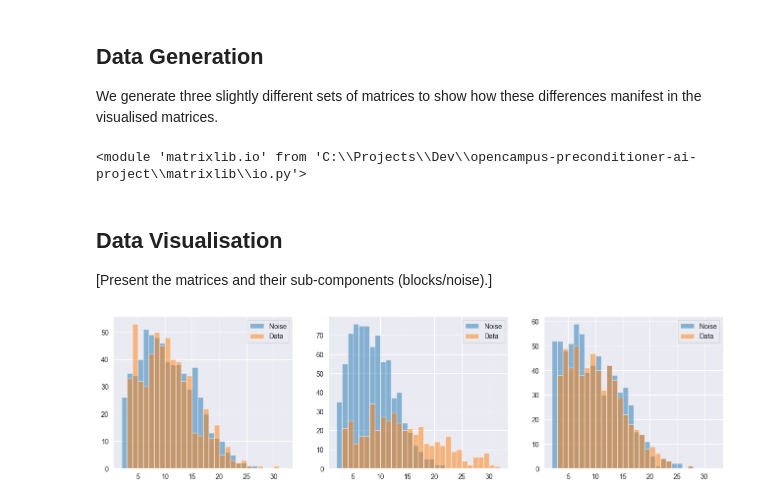
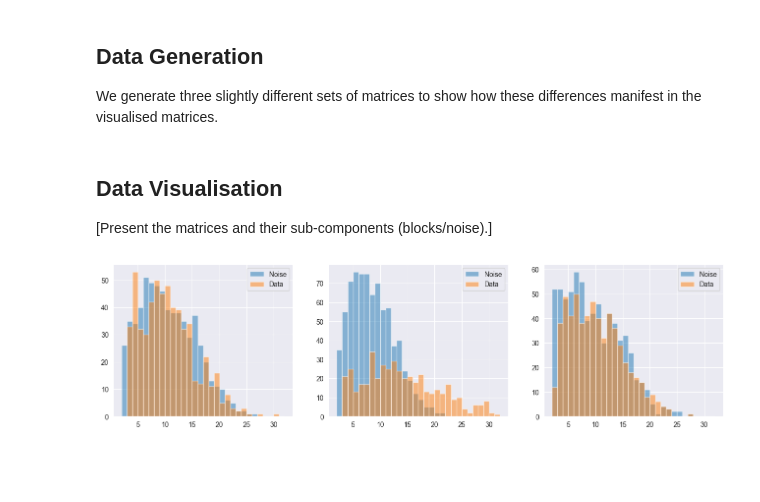
Before and after one commit to 24io/opencampus-ai-project, a Jupyter notebook: 1_DatasetCharacteristics/exploratory_data_analysis.ipynb, the cells around one changed output. Drawn from its saved outputs; the diff is of its cells as text; code cells hidden in the pictures; blank space fills up the shorter version.

```diff
--- a/1_DatasetCharacteristics/exploratory_data_analysis.ipynb
+++ b/1_DatasetCharacteristics/exploratory_data_analysis.ipynb
@@ -63,15 +62,6 @@ set3_blk_noise_vp = mxl.core.ValueProperties(density_range=(0.4, 0.6), value_ran
 set3_blk_noise_bp = mxl.core.BlockProperties(size_range=(3, 32), size_average=10, size_std_dev=0.66, gap_chance=0.5)
 set3_blk_tdata_vp = mxl.core.ValueProperties(density_range=(0.5, 0.7), value_range=(0.0, 1.0))
 set3_blk_tdata_bp = mxl.core.BlockProperties(size_range=(2, 32), size_average=10, size_std_dev=0.66, gap_chance=0.0)
-# %%
-# TODO: remove this when notebook is working
-# reload the library when changes were made to it
-importlib.reload(mxl)
-importlib.reload(mxl.core)
-importlib.reload(mxl.util)
-importlib.reload(mxl.io)
-# %% [output]
-<module 'matrixlib.io' from 'C:\\Projects\\Dev\\opencampus-preconditioner-ai-project\\matrixlib\\io.py'>
 # %%
 # Fix the seed value for reproducibility
 np.random.seed(RNG_SEED)
@@ -107,56 +97,30 @@ matrix_data_set3 = mxl.core.MatrixData(
 # %%
 # Plot the histogram of the block sizes for the three sets
 fig_blk_size_hist = plt.figure(1, figsize=(16, 4))
 
+def get_bins(noise_bp: mxl.core.BlockProperties, tdata_bp: mxl.core.BlockProperties) -> list[int]:
+    return list(range(min(noise_bp.len_min, tdata_bp.len_min), max(noise_bp.len_max, tdata_bp.len_max) + 1))
+
 # data for set1
 fig_blk_size_hist.add_subplot(131)
-plt.hist(
-    matrix_data_set1.get_list_of_block_sizes("tdata"),
-    bins=list(range(set1_blk_tdata_bp.len_min, set1_blk_tdata_bp.len_max + 1)),
-    alpha=0.5,
-    label='Noise'
-)
-plt.hist(
-    matrix_data_set1.get_list_of_block_sizes("noise"),
-    bins=list(range(set1_blk_noise_bp.len_min, set1_blk_noise_bp.len_max + 1)),
-    alpha=0.5,
-    label='Data'
-)
+bins_set1 = get_bins(noise_bp=set1_blk_noise_bp, tdata_bp=set1_blk_tdata_bp)
+plt.hist(matrix_data_set1.get_list_of_block_sizes("tdata"), bins=bins_set1, alpha=0.5, label='Noise')
+plt.hist(matrix_data_set1.get_list_of_block_sizes("noise"), bins=bins_set1, alpha=0.5, label='Data' )
 plt.legend(loc='upper right')
-
 # data for set2
 fig_blk_size_hist.add_subplot(132)
-plt.hist(
-    matrix_data_set2.get_list_of_block_sizes("tdata"),
-    bins=list(range(set2_blk_tdata_bp.len_min, set2_blk_tdata_bp.len_max + 1)),
-    alpha=0.5,
-    label='Noise'
-)
-plt.hist(
-    matrix_data_set2.get_list_of_block_sizes("noise"),
-    bins=list(range(set2_blk_noise_bp.len_min, set2_blk_noise_bp.len_max + 1)),
-    alpha=0.5,
-    label='Data'
-)
+bins_set2 = get_bins(noise_bp=set2_blk_noise_bp, tdata_bp=set2_blk_tdata_bp)
+plt.hist(matrix_data_set2.get_list_of_block_sizes("tdata"), bins=bins_set2, alpha=0.5, label='Noise')
+plt.hist(matrix_data_set2.get_list_of_block_sizes("noise"), bins=bins_set2, alpha=0.5, label='Data' )
 plt.legend(loc='upper right')
-
 # data for set3
 fig_blk_size_hist.add_subplot(133)
-plt.hist(
-    matrix_data_set3.get_list_of_block_sizes("tdata"),
-    bins=list(range(set3_blk_tdata_bp.len_min, set3_blk_tdata_bp.len_max + 1)),
-    alpha=0.5,
-    label='Noise'
-)
-plt.hist(
-    matrix_data_set3.get_list_of_block_sizes("noise"),
-    bins=list(range(set3_blk_noise_bp.len_min, set3_blk_noise_bp.len_max + 1)),
-    alpha=0.5,
-    label='Data'
-)
+bins_set3 = get_bins(noise_bp=set3_blk_noise_bp, tdata_bp=set3_blk_tdata_bp)
+plt.hist(matrix_data_set3.get_list_of_block_sizes("tdata"), bins=bins_set3, alpha=0.5, label='Noise')
+plt.hist(matrix_data_set3.get_list_of_block_sizes("noise"), bins=bins_set3, alpha=0.5, label='Data' )
 plt.legend(loc='upper right')
 
 plt.show()
 # %% [output]
-[figure, old version]
+[figure, new version]
 # %%
```
Also changed, not shown: parts of 14 cells of this notebook.
